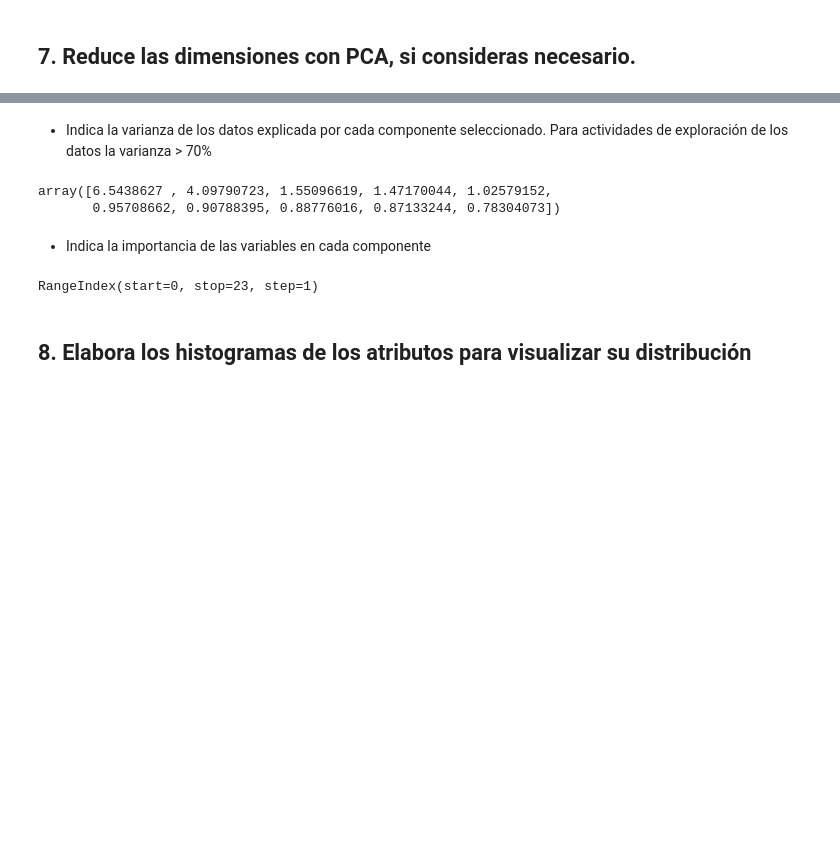
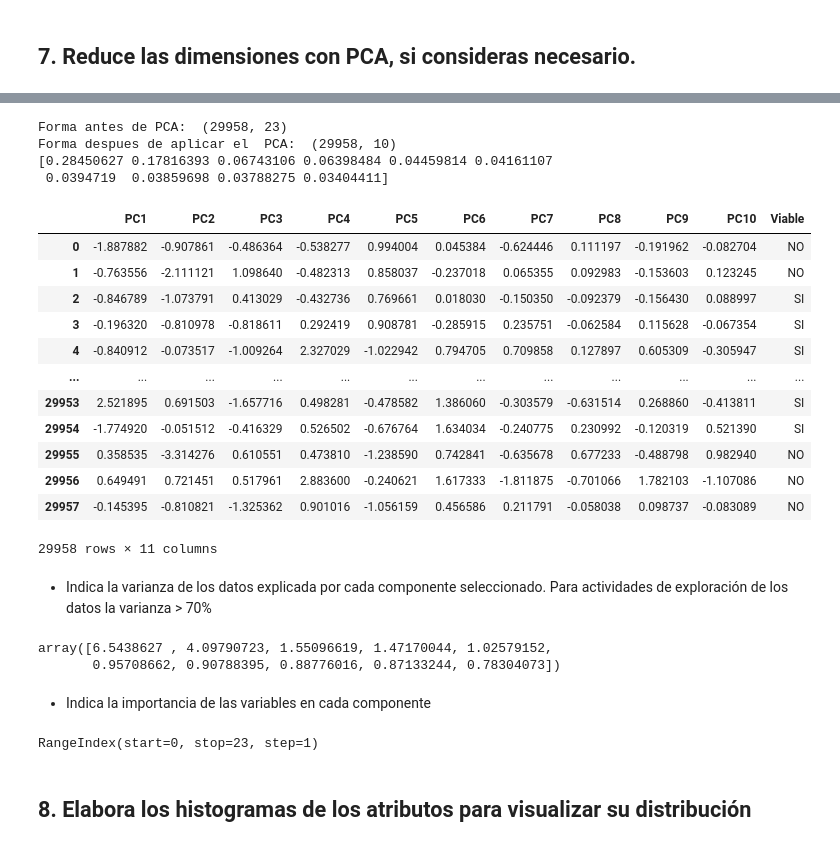
Before and after one commit to PosgradoMNA/actividades-de-aprendizaje-feracor, a Jupyter notebook: A01794022_Actividad_Semanal_6_visualizacion.ipynb, the cells around one changed output, grey strips where cells are left out. Saved outputs shown, nothing was run; the diff lists cells and outputs as text; code cells hidden in the pictures; blank space fills up the shorter version.

```diff
--- a/A01794022_Actividad_Semanal_6_visualizacion.ipynb
+++ b/A01794022_Actividad_Semanal_6_visualizacion.ipynb
@@ -293,19 +254,53 @@ Forma despues de aplicar el  PCA:  (29958, 10)
+# %%
+df1_pca = PCA(n_components = 10) # Despues de ajustar los componentes a 10, no arroja error
+componentes_principales = df1_pca.fit_transform(X_scal)
+
+print('Forma antes de PCA: ', X_scal.shape)
+print('Forma despues de aplicar el  PCA: ', componentes_principales.shape)
+
+df2_pca = pd.DataFrame( data=componentes_principales, columns=['PC1', 'PC2', 'PC3', 'PC4', 'PC5', 'PC6', 'PC7', 'PC8', 'PC9', 'PC10'])
+
+target_names = {0.0:'SI',1.0:'NO'}
+
+df2_pca['Viable'] = Y
+df2_pca['Viable'] = df2_pca['Viable'].map(target_names)
+
+df2_pca.head()
+
+print(df1_pca.explained_variance_ratio_)
+df1_pca.explained_variance_ratio_.sum()
+df2_pca
+# %% [output]
+Forma antes de PCA:  (29958, 23)
+Forma despues de aplicar el  PCA:  (29958, 10)
+[0.28450627 0.17816393 0.06743106 0.06398484 0.04459814 0.04161107
+ 0.0394719  0.03859698 0.03788275 0.03404411]
+|  | PC1 | PC2 | PC3 | PC4 | PC5 | PC6 | PC7 | PC8 | PC9 | PC10 | Viable |
+| 0 | -1.887882 | -0.907861 | -0.486364 | -0.538277 | 0.994004 | 0.045384 | -0.624446 | 0.111197 | -0.191962 | -0.082704 | NO |
+| 1 | -0.763556 | -2.111121 | 1.098640 | -0.482313 | 0.858037 | -0.237018 | 0.065355 | 0.092983 | -0.153603 | 0.123245 | NO |
+| 2 | -0.846789 | -1.073791 | 0.413029 | -0.432736 | 0.769661 | 0.018030 | -0.150350 | -0.092379 | -0.156430 | 0.088997 | SI |
+| 3 | -0.196320 | -0.810978 | -0.818611 | 0.292419 | 0.908781 | -0.285915 | 0.235751 | -0.062584 | 0.115628 | -0.067354 | SI |
+| 4 | -0.840912 | -0.073517 | -1.009264 | 2.327029 | -1.022942 | 0.794705 | 0.709858 | 0.127897 | 0.605309 | -0.305947 | SI |
+| ... | ... | ... | ... | ... | ... | ... | ... | ... | ... | ... | ... |
+| 29953 | 2.521895 | 0.691503 | -1.657716 | 0.498281 | -0.478582 | 1.386060 | -0.303579 | -0.631514 | 0.268860 | -0.413811 | SI |
+| 29954 | -1.774920 | -0.051512 | -0.416329 | 0.526502 | -0.676764 | 1.634034 | -0.240775 | 0.230992 | -0.120319 | 0.521390 | SI |
+| 29955 | 0.358535 | -3.314276 | 0.610551 | 0.473810 | -1.238590 | 0.742841 | -0.635678 | 0.677233 | -0.488798 | 0.982940 | NO |
+| 29956 | 0.649491 | 0.721451 | 0.517961 | 2.883600 | -0.240621 | 1.617333 | -1.811875 | -0.701066 | 1.782103 | -1.107086 | NO |
+| 29957 | -0.145395 | -0.810821 | -1.325362 | 0.901016 | -1.056159 | 0.456586 | 0.211791 | -0.058038 | 0.098737 | -0.083089 | NO |
+29958 rows × 11 columns
 # %% [markdown]
 * Indica la varianza de los datos explicada por cada componente seleccionado. Para actividades de exploración de los datos la varianza > 70%
-# %%
-#Variabza usamo el atributo explained_variance_
-df1_pca.explained_variance_
-#Esto se lee asi> recordemos que cada elemento es un componente PCA, entonces cada elemento tiene su varianza con respecto a la Y
-# %% [output]
-array([6.5438627 , 4.09790723, 1.55096619, 1.47170044, 1.02579152,
-       0.95708662, 0.90788395, 0.88776016, 0.87133244, 0.78304073])
+# %%
+df1_pca.explained_variance_
+# %% [output]
+array([6.5438627 , 4.09790723, 1.55096619, 1.47170044, 1.02579152,
+       0.95708662, 0.90788395, 0.88776016, 0.87133244, 0.78304073])
 # %% [markdown]
 * Indica la importancia de las variables en cada componente
-# %%
-#df_escalado.columns.to_list()
-escalar_df.columns
-# %% [output]
-RangeIndex(start=0, stop=23, step=1)
+# %%
+escalar_df.columns
+# %% [output]
+RangeIndex(start=0, stop=23, step=1)
 # %% [markdown]
 ## 8. Elabora los histogramas de los atributos para visualizar su distribución
 # %%
```
Also changed, not shown: parts of 7 cells of this notebook.
